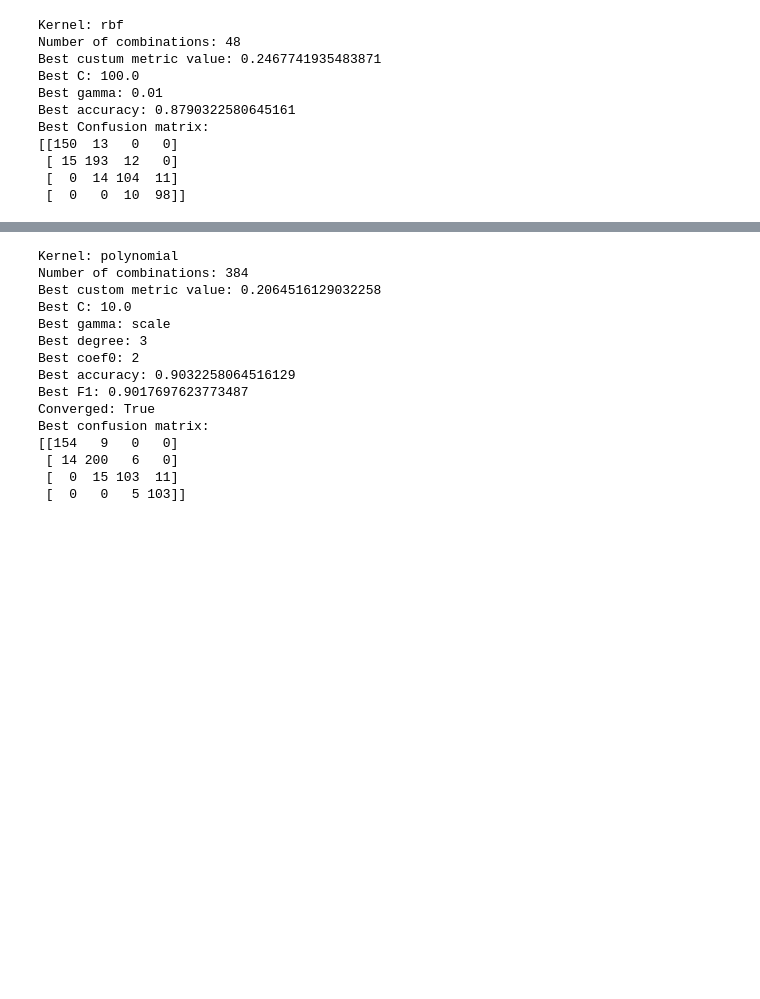
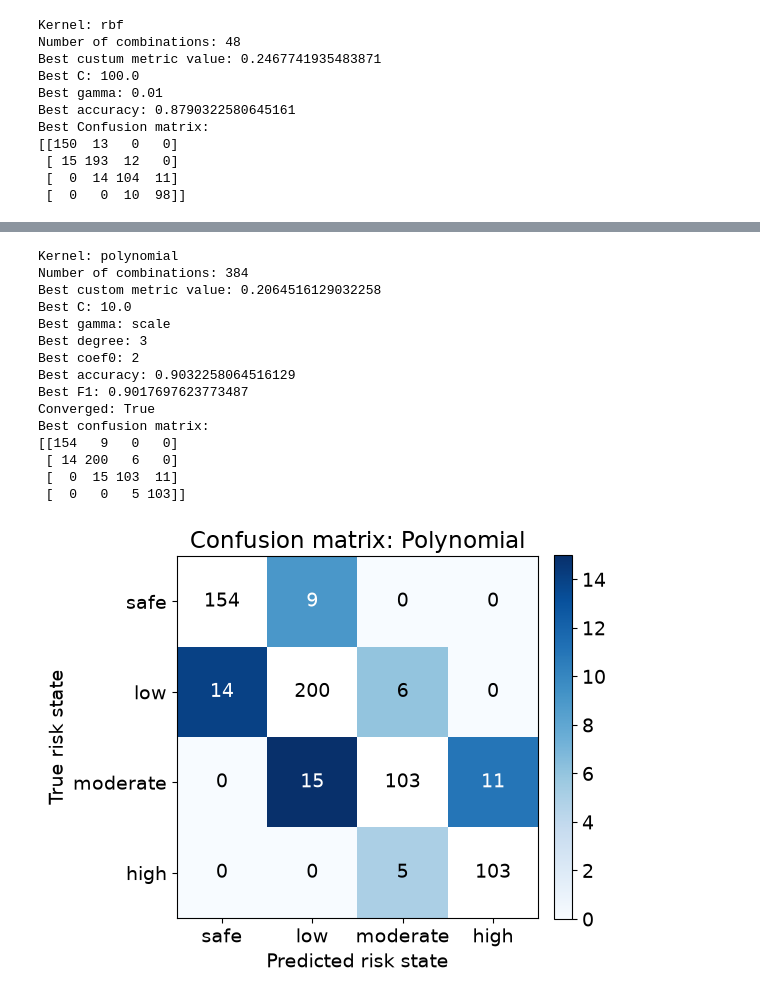
Before and after one commit to Hephaestois/ML4EE_project, a Jupyter notebook: risk_state_estimation.ipynb, the cells around one changed output, grey strips where cells are left out. Saved outputs shown, nothing was run; the diff lists cells and outputs as text; code cells hidden in the pictures; blank space fills up the shorter version.

```diff
--- a/risk_state_estimation.ipynb
+++ b/risk_state_estimation.ipynb
@@ -448,33 +513,36 @@ else:
     best_idx = valid[np.argmin(custum[valid])]
 
     print("Kernel: polynomial")
     print("Number of combinations:", np.size(acc))
     print("Best custom metric value:", custum[best_idx])
     print("Best C:", C_values[best_idx])
     print("Best gamma:", gamma_values[best_idx])
     print("Best degree:", degree_values[best_idx])
     print("Best coef0:", coef0_values[best_idx])
     print("Best accuracy:", acc[best_idx])
     print("Best F1:", f1[best_idx])
     print("Converged:", status[best_idx] == 0)
     print("Best confusion matrix:")
     print(conf[best_idx])
+
+plot_confusion(conf[best_idx], "Polynomial")
 # %% [output]
 Kernel: polynomial
 Number of combinations: 384
 Best custom metric value: 0.2064516129032258
 Best C: 10.0
 Best gamma: scale
 Best degree: 3
 Best coef0: 2
 Best accuracy: 0.9032258064516129
 Best F1: 0.9017697623773487
 Converged: True
 Best confusion matrix:
 [[154   9   0   0]
  [ 14 200   6   0]
  [  0  15 103  11]
  [  0   0   5 103]]
+[figure, added]
 # %%
 # Decision Tree Classifier
 
```
Also changed, not shown: parts of 11 cells of this notebook, 19 other files.
